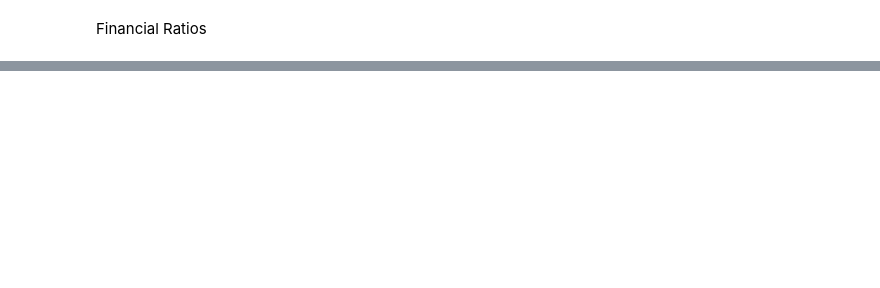
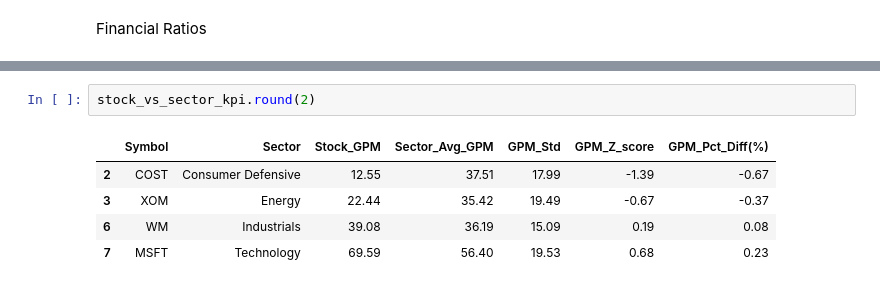
Before and after one commit to BlakeUribe/opt_portfolio, a Jupyter notebook: notebooks/portfolio_stats.ipynb, the cells around one changed output, grey strips where cells are left out. Drawn from its saved outputs; the diff is of its cells as text; blank space fills up the shorter version.

```diff
--- a/notebooks/portfolio_stats.ipynb
+++ b/notebooks/portfolio_stats.ipynb
@@ -153,0 +374,8 @@ spy_ratio
+# %%
+stock_vs_sector_kpi.round(2)
+# %% [output]
+|  | Symbol | Sector | Stock_GPM | Sector_Avg_GPM | GPM_Std | GPM_Z_score | GPM_Pct_Diff(%) |
+| 2 | COST | Consumer Defensive | 12.55 | 37.51 | 17.99 | -1.39 | -0.67 |
+| 3 | XOM | Energy | 22.44 | 35.42 | 19.49 | -0.67 | -0.37 |
+| 6 | WM | Industrials | 39.08 | 36.19 | 15.09 | 0.19 | 0.08 |
+| 7 | MSFT | Technology | 69.59 | 56.40 | 19.53 | 0.68 | 0.23 |
```
Also changed, not shown: parts of 22 cells of this notebook.
